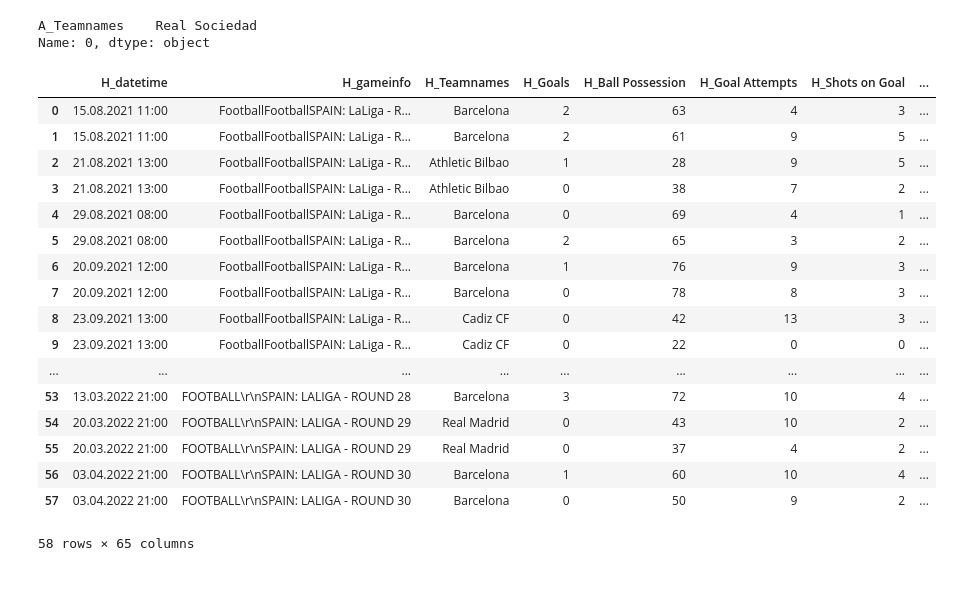
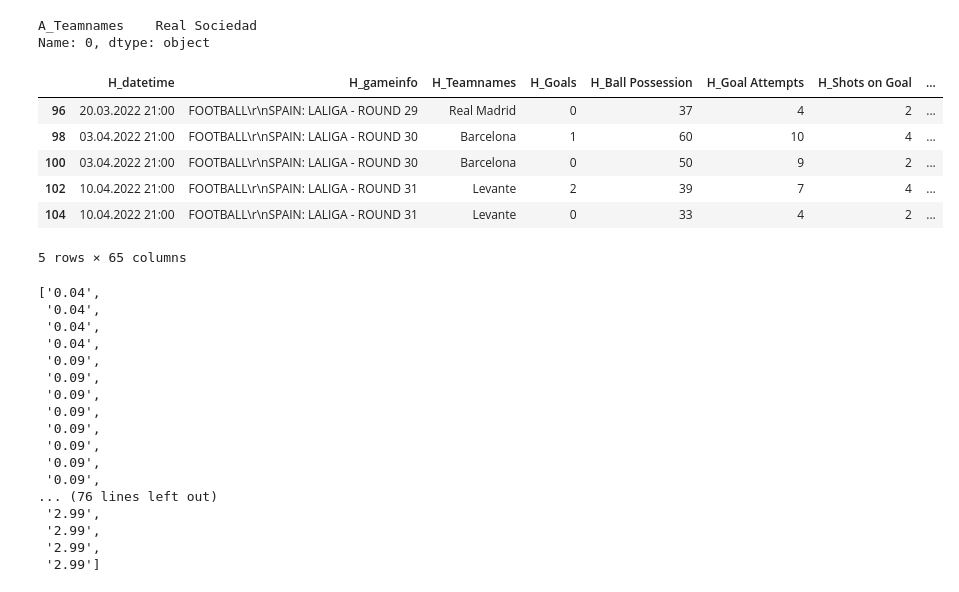
Before and after one commit to mgebele/football_stats, a Jupyter notebook: football_live.ipynb, the cells around one changed output. Drawn from its saved outputs; the diff is of its cells as text; code cells hidden in the pictures.

```diff
--- a/football_live.ipynb
+++ b/football_live.ipynb
@@ -13,7 +13,7 @@ import os
 import json
 import traceback
 import streamlit as st
-pd.options.display.float_format = "{:,.1f}".format
+pd.options.display.float_format = "{:,.3f}".format
 warnings.filterwarnings('ignore')
 
 
@@ -465,26 +465,35 @@ df["awayxg_complete_game"].loc[game_loc] = awayxg_complete_game
 df["last_game_minute"].loc[game_loc] = last_game_minute
 df["start_min_game"].loc[game_loc] = start_min_game
 # %%
-df
+df.tail()
 # %% [output]
 |  | H_datetime | H_gameinfo | H_Teamnames | H_Goals | H_Ball Possession | H_Goal Attempts | H_Shots on Goal | ... |
-| 0 | 15.08.2021 11:00 | FootballFootballSPAIN: LaLiga - R... | Barcelona | 2 | 63 | 4 | 3 | ... |
-| 1 | 15.08.2021 11:00 | FootballFootballSPAIN: LaLiga - R... | Barcelona | 2 | 61 | 9 | 5 | ... |
-| 2 | 21.08.2021 13:00 | FootballFootballSPAIN: LaLiga - R... | Athletic Bilbao | 1 | 28 | 9 | 5 | ... |
-| 3 | 21.08.2021 13:00 | FootballFootballSPAIN: LaLiga - R... | Athletic Bilbao | 0 | 38 | 7 | 2 | ... |
-| 4 | 29.08.2021 08:00 | FootballFootballSPAIN: LaLiga - R... | Barcelona | 0 | 69 | 4 | 1 | ... |
-| 5 | 29.08.2021 08:00 | FootballFootballSPAIN: LaLiga - R... | Barcelona | 2 | 65 | 3 | 2 | ... |
-| 6 | 20.09.2021 12:00 | FootballFootballSPAIN: LaLiga - R... | Barcelona | 1 | 76 | 9 | 3 | ... |
-| 7 | 20.09.2021 12:00 | FootballFootballSPAIN: LaLiga - R... | Barcelona | 0 | 78 | 8 | 3 | ... |
-| 8 | 23.09.2021 13:00 | FootballFootballSPAIN: LaLiga - R... | Cadiz CF | 0 | 42 | 13 | 3 | ... |
-| 9 | 23.09.2021 13:00 | FootballFootballSPAIN: LaLiga - R... | Cadiz CF | 0 | 22 | 0 | 0 | ... |
-| ... | ... | ... | ... | ... | ... | ... | ... | ... |
-| 53 | 13.03.2022 21:00 | FOOTBALL\r\nSPAIN: LALIGA - ROUND 28 | Barcelona | 3 | 72 | 10 | 4 | ... |
-| 54 | 20.03.2022 21:00 | FOOTBALL\r\nSPAIN: LALIGA - ROUND 29 | Real Madrid | 0 | 43 | 10 | 2 | ... |
-| 55 | 20.03.2022 21:00 | FOOTBALL\r\nSPAIN: LALIGA - ROUND 29 | Real Madrid | 0 | 37 | 4 | 2 | ... |
-| 56 | 03.04.2022 21:00 | FOOTBALL\r\nSPAIN: LALIGA - ROUND 30 | Barcelona | 1 | 60 | 10 | 4 | ... |
-| 57 | 03.04.2022 21:00 | FOOTBALL\r\nSPAIN: LALIGA - ROUND 30 | Barcelona | 0 | 50 | 9 | 2 | ... |
+| 96 | 20.03.2022 21:00 | FOOTBALL\r\nSPAIN: LALIGA - ROUND 29 | Real Madrid | 0 | 37 | 4 | 2 | ... |
+| 98 | 03.04.2022 21:00 | FOOTBALL\r\nSPAIN: LALIGA - ROUND 30 | Barcelona | 1 | 60 | 10 | 4 | ... |
+| 100 | 03.04.2022 21:00 | FOOTBALL\r\nSPAIN: LALIGA - ROUND 30 | Barcelona | 0 | 50 | 9 | 2 | ... |
+| 102 | 10.04.2022 21:00 | FOOTBALL\r\nSPAIN: LALIGA - ROUND 31 | Levante | 2 | 39 | 7 | 4 | ... |
+| 104 | 10.04.2022 21:00 | FOOTBALL\r\nSPAIN: LALIGA - ROUND 31 | Levante | 0 | 33 | 4 | 2 | ... |
-58 rows × 65 columns
+5 rows × 65 columns
+# %%
+df.homexg_complete_game.loc[104]
+# %% [output]
+['0.04',
+ '0.04',
+ '0.04',
+ '0.04',
+ '0.09',
+ '0.09',
+ '0.09',
+ '0.09',
+ '0.09',
+ '0.09',
+ '0.09',
+ '0.09',
+... (76 lines left out)
+ '2.99',
+ '2.99',
+ '2.99',
+ '2.99']
 # %%
 for game_loc in df.index:
 
```
Also changed, not shown: parts of 17 cells of this notebook, 1 other file.
